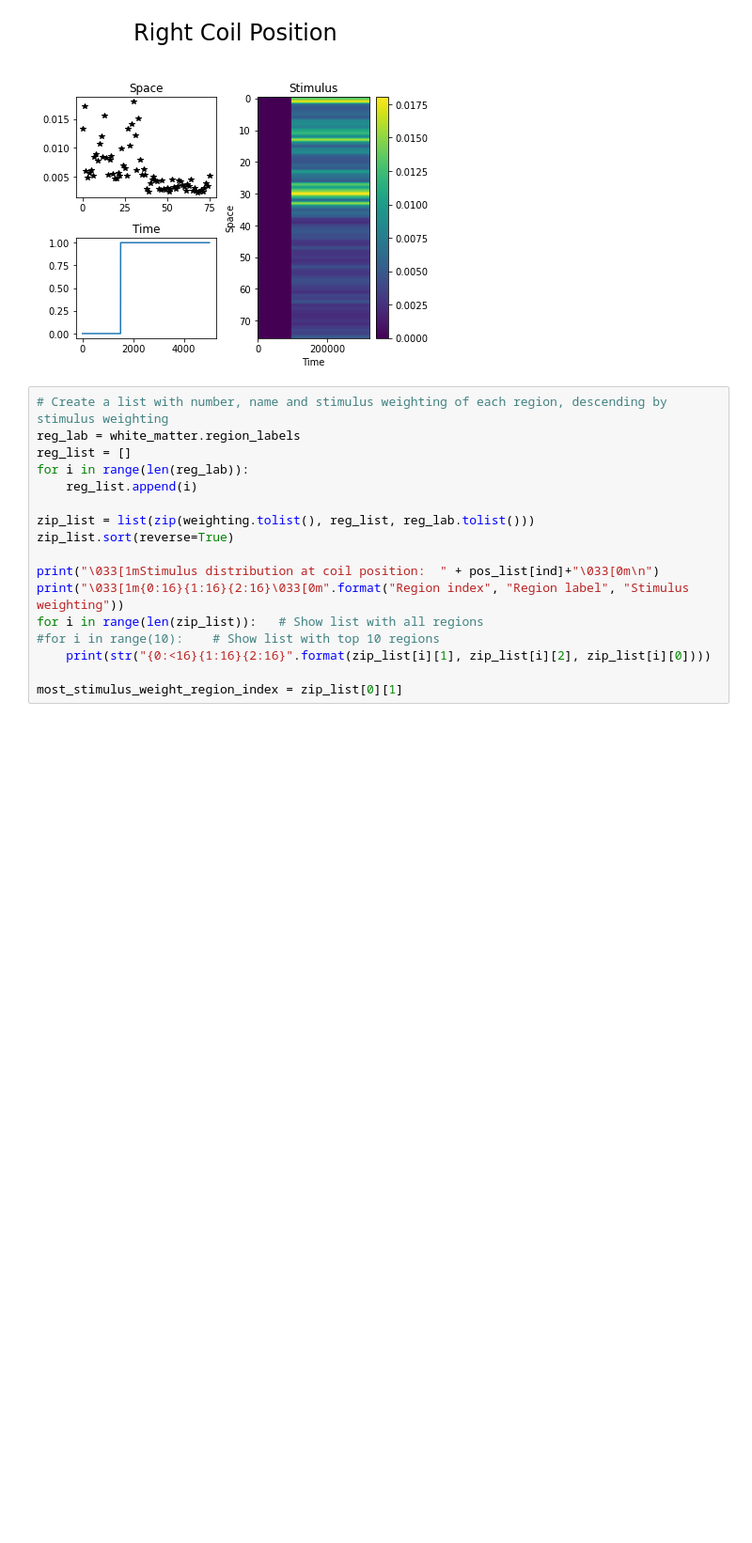
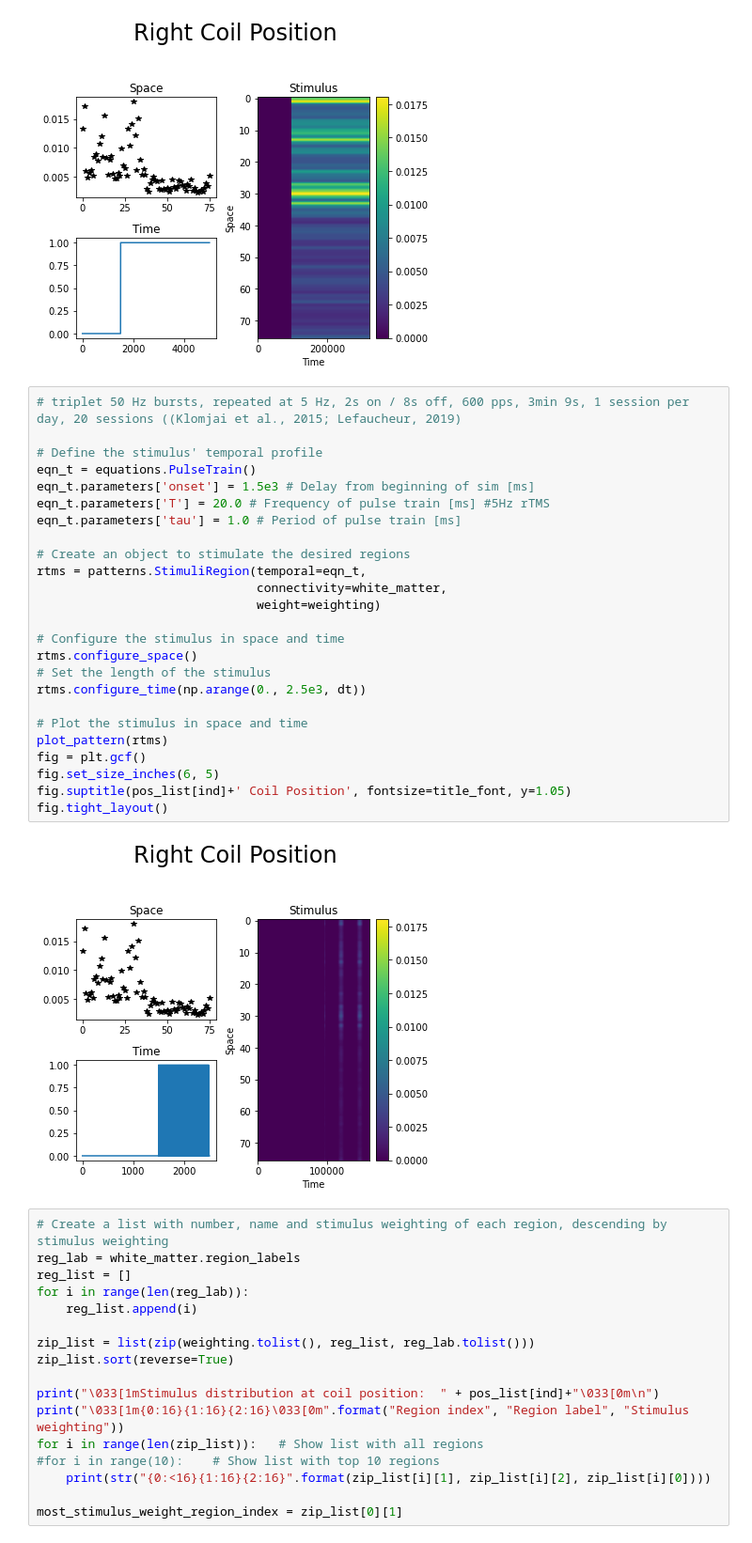
Before and after one commit to anujanegi/TMS-simulation, a Jupyter notebook: TMS_Simulation.ipynb, the cells around one changed output. Shown at 94% size. Drawn from its saved outputs; the diff is of its cells as text; blank space fills up the shorter version.

```diff
--- a/TMS_Simulation.ipynb
+++ b/TMS_Simulation.ipynb
@@ -273,6 +269,33 @@ fig.suptitle(pos_list[ind]+' Coil Position', fontsize=title_font, y=1.05)
 fig.tight_layout()
 # %% [output]
 [figure]
+# %%
+# triplet 50 Hz bursts, repeated at 5 Hz, 2s on / 8s off, 600 pps, 3min 9s, 1 session per day, 20 sessions ((Klomjai et al., 2015; Lefaucheur, 2019)
+
+# Define the stimulus' temporal profile
+eqn_t = equations.PulseTrain()
+eqn_t.parameters['onset'] = 1.5e3 # Delay from beginning of sim [ms]
+eqn_t.parameters['T'] = 20.0 # Frequency of pulse train [ms] #5Hz rTMS
+eqn_t.parameters['tau'] = 1.0 # Period of pulse train [ms]
+
+# Create an object to stimulate the desired regions
+rtms = patterns.StimuliRegion(temporal=eqn_t,
+                              connectivity=white_matter,
+                              weight=weighting)
+
+# Configure the stimulus in space and time
+rtms.configure_space()
+# Set the length of the stimulus
+rtms.configure_time(np.arange(0., 2.5e3, dt))
+
+# Plot the stimulus in space and time
+plot_pattern(rtms)
+fig = plt.gcf()
+fig.set_size_inches(6, 5)
+fig.suptitle(pos_list[ind]+' Coil Position', fontsize=title_font, y=1.05)
+fig.tight_layout()
+# %% [output]
+[figure, added]
 # %%
 # Create a list with number, name and stimulus weighting of each region, descending by stimulus weighting
 reg_lab = white_matter.region_labels
```
Also changed, not shown: parts of 12 cells of this notebook.
